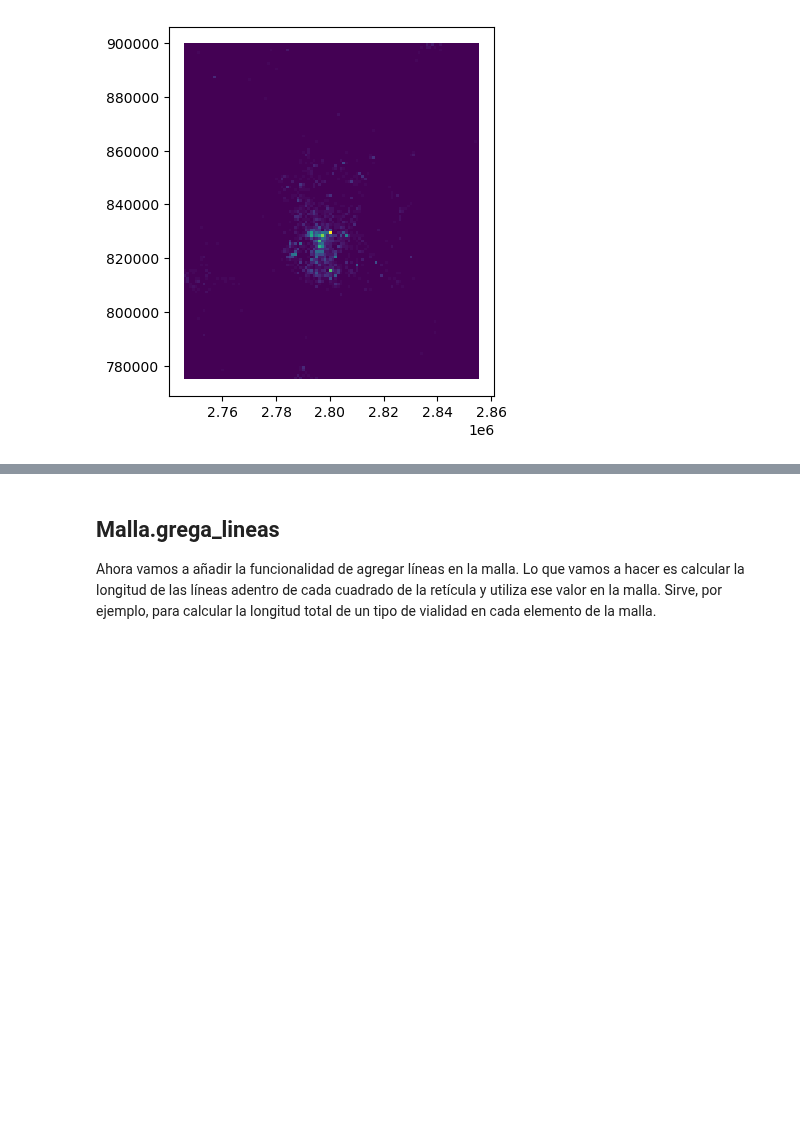
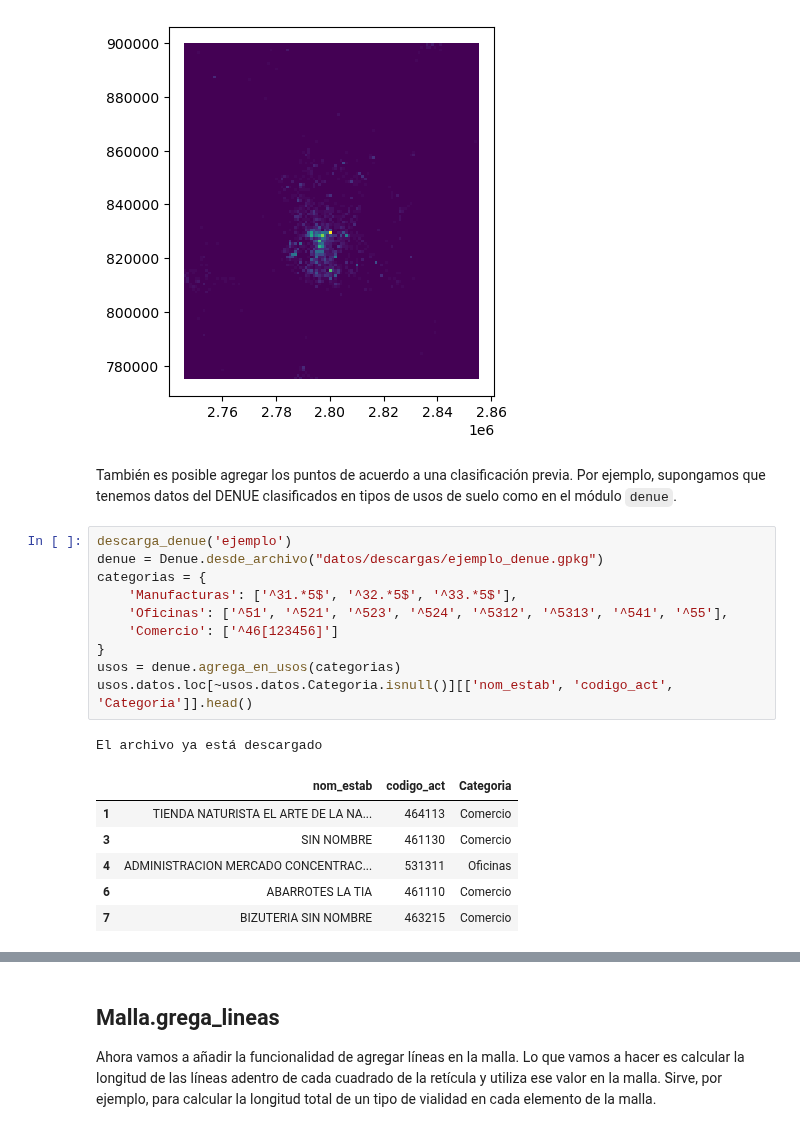
Before and after one commit to CentroGeo/pyLandUseMX, a Jupyter notebook: 01_mallas.ipynb, the cells around one changed output, grey strips where cells are left out. Saved outputs shown, nothing was run; the diff lists cells and outputs as text; blank space fills up the shorter version.

```diff
--- a/01_mallas.ipynb
+++ b/01_mallas.ipynb
@@ -144,3 +163,23 @@ agregado.malla.plot('puntos')
 # %% [output]
 <AxesSubplot:>
 [figure]
+# %% [markdown]
+También es posible agregar los puntos de acuerdo a una clasificación previa. Por ejemplo, supongamos que tenemos datos del DENUE clasificados en tipos de usos de suelo como en el módulo `denue`.
+# %%
+descarga_denue('ejemplo')
+denue = Denue.desde_archivo("datos/descargas/ejemplo_denue.gpkg")
+categorias = {
+    'Manufacturas': ['^31.*5$', '^32.*5$', '^33.*5$'],
+    'Oficinas': ['^51', '^521', '^523', '^524', '^5312', '^5313', '^541', '^55'],
+    'Comercio': ['^46[123456]']
+}
+usos = denue.agrega_en_usos(categorias)
+usos.datos.loc[~usos.datos.Categoria.isnull()][['nom_estab', 'codigo_act', 'Categoria']].head()
+# %% [output]
+El archivo ya está descargado
+|  | nom_estab | codigo_act | Categoria |
+| 1 | TIENDA NATURISTA EL ARTE DE LA NA... | 464113 | Comercio |
+| 3 | SIN NOMBRE | 461130 | Comercio |
+| 4 | ADMINISTRACION MERCADO CONCENTRAC... | 531311 | Oficinas |
+| 6 | ABARROTES LA TIA | 461110 | Comercio |
+| 7 | BIZUTERIA SIN NOMBRE | 463215 | Comercio |
```
Also changed, not shown: parts of 6 cells of this notebook, 2 other files.
